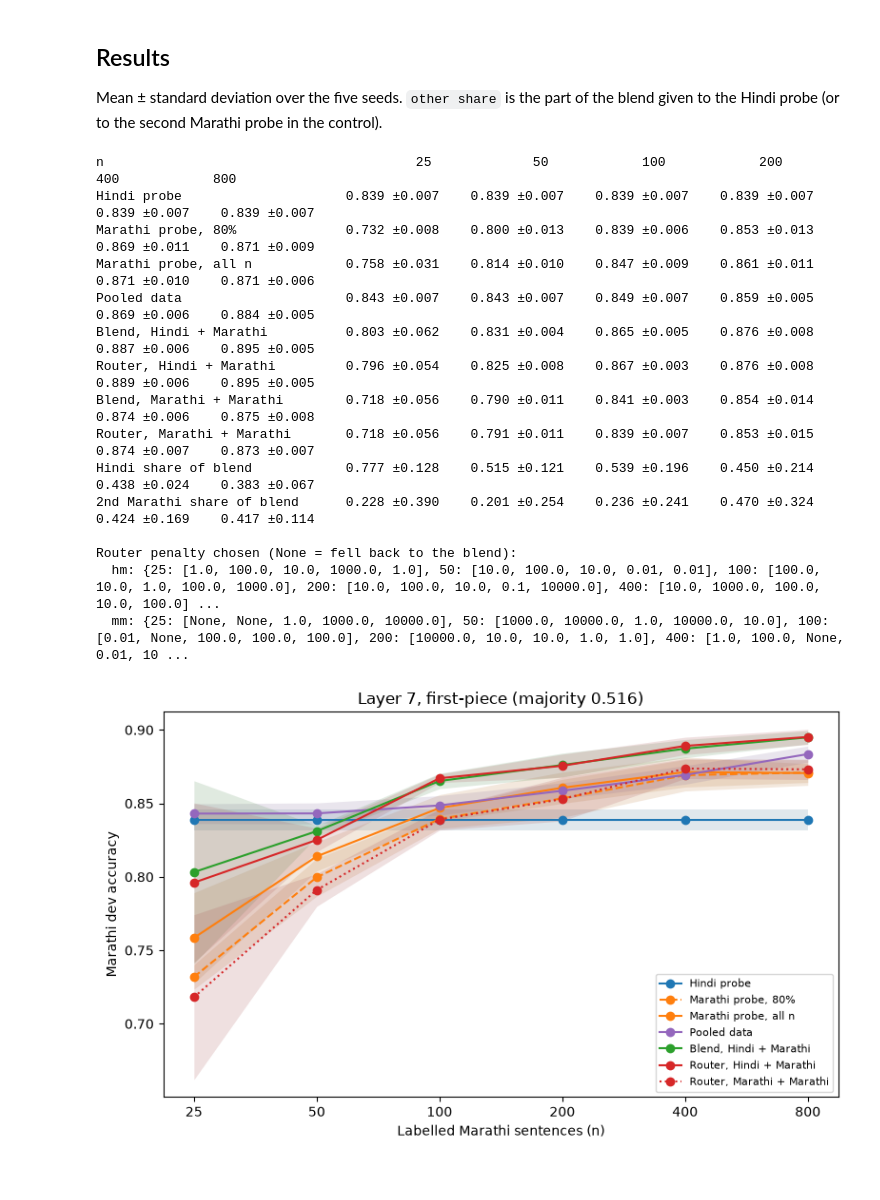
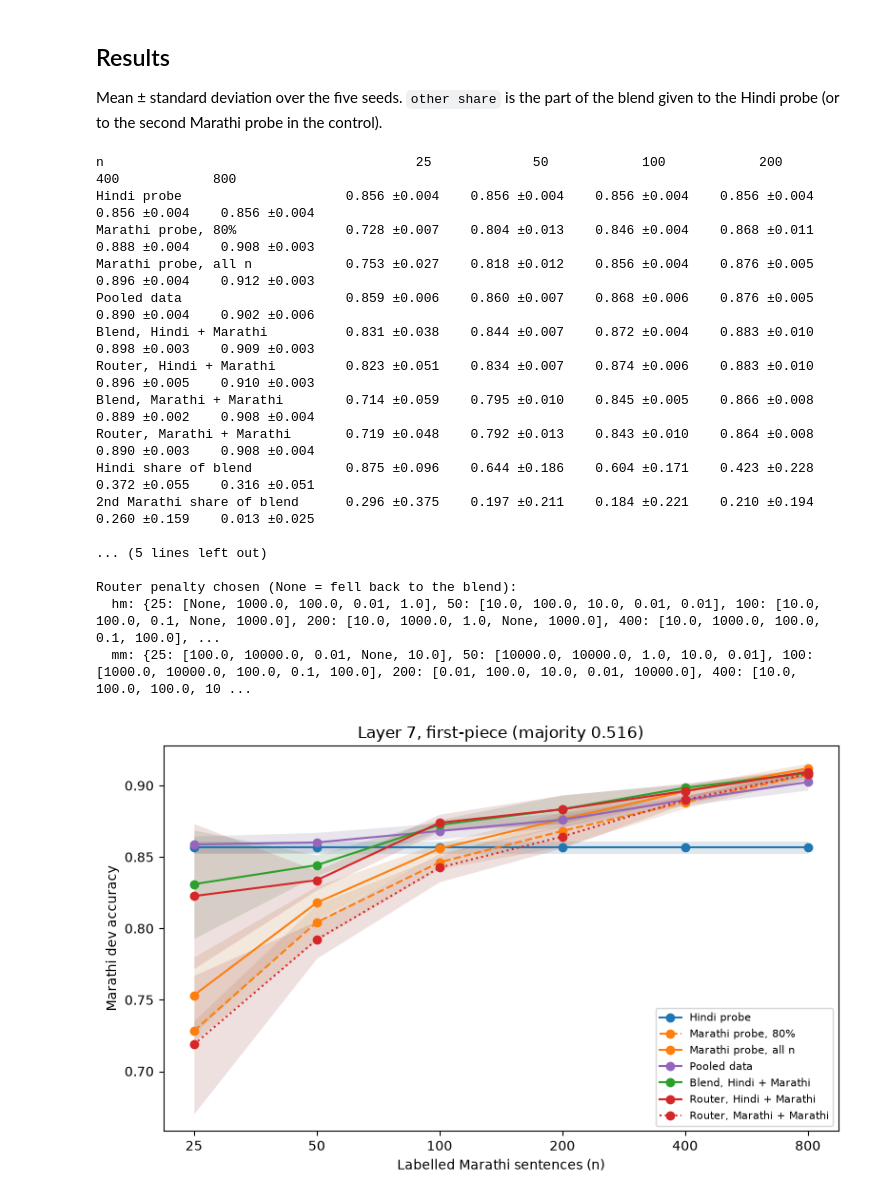
Before and after one commit to potatopudding-SSKS/MI_Project, a Jupyter notebook: combine.ipynb, the cells around one changed output. Saved outputs shown, nothing was run; the diff lists cells and outputs as text; code cells hidden in the pictures.

Commit message:
Tuning the Marathi probes

```diff
--- a/combine.ipynb
+++ b/combine.ipynb
@@ -69,10 +75,13 @@ The weight blend is exactly the router with a gate that ignores the noun, so any
 difference between them comes from choosing per noun.
 # %%
 PENALTIES = [None, 1e4, 1e3, 1e2, 1e1, 1.0, 0.1, 0.01]
+CS = [0.001, 0.01, 0.1, 1.0, 10.0]
 
 
-def probe(x: np.ndarray, y: np.ndarray) -> LogisticRegression:
-    return LogisticRegression(max_iter=5000).fit(x, y)
+def probe(x: np.ndarray, y: np.ndarray, groups: np.ndarray) -> LogisticRegressionCV:
+    """Train a probe, choosing C by 5-fold cross-validation that keeps each sentence's nouns together."""
+    folds = list(GroupKFold(n_splits=5).split(x, y, groups))
+    return LogisticRegressionCV(Cs=CS, cv=folds, scoring="neg_log_loss", max_iter=5000).fit(x, y)
 
 
 def unit(model: LogisticRegression) -> np.ndarray:
@@ -116,7 +125,7 @@ def fit_mix(x, s_a, s_b, y, penalty=None, start=(0.0, 1.0, 0.0)):
 
 def combine(w_a: np.ndarray, w_b: np.ndarray, sentences: list[int]):
     """Fit the weight blend and the router of two length-1 probes on these Marathi sentences."""
-    x, y = marathi.rows(sentences)
+    x, y, _ = marathi.rows(sentences)
     k = min(5, len(sentences))
     fold = np.concatenate([[i % k] * len(marathi.by_sentence[s]) for i, s in enumerate(sentences)])
     s_a, s_b = x @ w_a, x @ w_b
@@ -144,32 +153,42 @@ the router. Takes a few minutes.
 # %%
 share = CONFIG["router_share"]
 runs = []
+correct = {}  # (seed, n) -> method -> which dev nouns it got right
 for seed in map(str, CONFIG["seeds"]):
     rng = np.random.default_rng(int(seed))
-    hindi_x, hindi_y = hindi.rows(samples["hi"][seed])
-    hindi_probe = probe(hindi_x, hindi_y)
+    hindi_x, hindi_y, hindi_g = hindi.rows(samples["hi"][seed])
+    hindi_probe = probe(hindi_x, hindi_y, hindi_g)
     for n in CONFIG["marathi_train_sentences"]:
         budget = samples["mr"][seed][:n]
         cut = round(n * (1 - share))
         probe_part, router_part = budget[:cut], budget[cut:]
         marathi_probe = probe(*marathi.rows(probe_part))
         resampled_probe = probe(*marathi.rows(rng.choice(probe_part, len(probe_part))))
-        marathi_x, marathi_y = marathi.rows(budget)
-        run = {
-            "seed": int(seed), "n": n,
-            "hindi": hindi_probe.score(dev.x, dev.y),
-            "marathi_80": marathi_probe.score(dev.x, dev.y),
-            "marathi_100": probe(marathi_x, marathi_y).score(dev.x, dev.y),
-            "pooled": probe(np.vstack([hindi_x, marathi_x]), np.concatenate([hindi_y, marathi_y])).score(dev.x, dev.y),
+        marathi_x, marathi_y, marathi_g = marathi.rows(budget)
+        marathi_full = probe(marathi_x, marathi_y, marathi_g)
+        # Hindi sentence ids are made negative so they never share a fold with Marathi ones.
+        pooled = probe(np.vstack([hindi_x, marathi_x]), np.concatenate([hindi_y, marathi_y]),
+                       np.concatenate([-1 - hindi_g, marathi_g]))
+        right = {
+            "hindi": hindi_probe.predict(dev.x) == dev.y,
+            "marathi_80": marathi_probe.predict(dev.x) == dev.y,
+            "marathi_100": marathi_full.predict(dev.x) == dev.y,
+            "pooled": pooled.predict(dev.x) == dev.y,
         }
+        run = {"seed": int(seed), "n": n}
+        for name, model in [("hindi", hindi_probe), ("marathi_80", marathi_probe),
+                            ("marathi_100", marathi_full), ("pooled", pooled)]:
+            run[f"C_{name}"] = float(model.C_[0])
         for name, other in [("hm", hindi_probe), ("mm", resampled_probe)]:
             w_a, w_b = unit(other), unit(marathi_probe)
             blend, router, penalty = combine(w_a, w_b, router_part)
             s_a, s_b = dev.x @ w_a, dev.x @ w_b
-            run[f"blend_{name}"] = np.mean((logits(blend, dev.x, s_a, s_b) > 0) == dev.y)
-            run[f"router_{name}"] = np.mean((logits(router, dev.x, s_a, s_b) > 0) == dev.y)
+            right[f"blend_{name}"] = (logits(blend, dev.x, s_a, s_b) > 0) == dev.y
+            right[f"router_{name}"] = (logits(router, dev.x, s_a, s_b) > 0) == dev.y
             run[f"other_share_{name}"] = 1 / (1 + np.exp(-blend[0]))
             run[f"penalty_{name}"] = penalty
+        run.update({method: right[method].mean() for method in right})
+        correct[int(seed), n] = right
         runs.append(run)
         print(f"seed {seed}, n {n:3d}: " + ", ".join(
             f"{key} {run[key]:.3f}" for key in ["marathi_100", "pooled", "blend_hm", "router_hm"]), flush=True)
@@ -218,43 +233,48 @@ result = {"layer": LAYER, "pooling": POOLING, "split": "mr dev", "majority": maj
 (ROOT / "results" / "combination.json").write_text(json.dumps(result, indent=2) + "\n")
 
 print(f"{'n':28s}" + "".join(f"{n:>15d}" for n in sizes))
 for key, label in methods.items():
     print(f"{label:28s}" + "".join(f"{summary[key][n]['mean']:9.3f} ±{summary[key][n]['std']:.3f}" for n in sizes))
+print("\nC chosen by each probe, per seed:")
+for name in ["hindi", "marathi_80", "marathi_100", "pooled"]:
+    print(f"  {name}:", {n: [r[f"C_{name}"] for r in runs if r["n"] == n] for n in sizes})
 print("\nRouter penalty chosen (None = fell back to the blend):")
 for name in ["hm", "mm"]:
     print(f"  {name}:", {n: [r[f"penalty_{name}"] for r in runs if r["n"] == n] for n in sizes})
 
 figure, ax = plt.subplots(figsize=(8, 5))
 lines = [("hindi", "C0", "-"), ("marathi_80", "C1", "--"), ("marathi_100", "C1", "-"),
          ("pooled", "C4", "-"), ("blend_hm", "C2", "-"), ("router_hm", "C3", "-"), ("router_mm", "C3", ":")]
 for key, color, style in lines:
     mean = np.array([summary[key][n]["mean"] for n in sizes])
     std = np.array([summary[key][n]["std"] for n in sizes])
     # The band is the line's colour mixed half-way with grey.
     band = 0.5 * np.array(to_rgb(color)) + 0.5 * np.array(to_rgb("grey"))
     ax.fill_between(sizes, mean - std, mean + std, color=band, alpha=0.18, linewidth=0)
     ax.plot(sizes, mean, color=color, linestyle=style, marker="o", label=methods[key])
 ax.set(xscale="log", xticks=sizes, xticklabels=sizes, xlabel="Labelled Marathi sentences (n)",
        ylabel="Marathi dev accuracy", title=f"Layer {LAYER}, {POOLING}-piece (majority {majority:.3f})")
 ax.minorticks_off()
 ax.legend(fontsize=8)
 figure.tight_layout()
 figure.savefig(ROOT / "results" / "combination.png", dpi=150)
 plt.show()
 # %% [output]
 n                                        25             50            100            200            400            800
-Hindi probe                     0.839 ±0.007    0.839 ±0.007    0.839 ±0.007    0.839 ±0.007    0.839 ±0.007    0.839 ±0.007
-Marathi probe, 80%              0.732 ±0.008    0.800 ±0.013    0.839 ±0.006    0.853 ±0.013    0.869 ±0.011    0.871 ±0.009
-Marathi probe, all n            0.758 ±0.031    0.814 ±0.010    0.847 ±0.009    0.861 ±0.011    0.871 ±0.010    0.871 ±0.006
-Pooled data                     0.843 ±0.007    0.843 ±0.007    0.849 ±0.007    0.859 ±0.005    0.869 ±0.006    0.884 ±0.005
-Blend, Hindi + Marathi          0.803 ±0.062    0.831 ±0.004    0.865 ±0.005    0.876 ±0.008    0.887 ±0.006    0.895 ±0.005
-Router, Hindi + Marathi         0.796 ±0.054    0.825 ±0.008    0.867 ±0.003    0.876 ±0.008    0.889 ±0.006    0.895 ±0.005
-Blend, Marathi + Marathi        0.718 ±0.056    0.790 ±0.011    0.841 ±0.003    0.854 ±0.014    0.874 ±0.006    0.875 ±0.008
-Router, Marathi + Marathi       0.718 ±0.056    0.791 ±0.011    0.839 ±0.007    0.853 ±0.015    0.874 ±0.007    0.873 ±0.007
-Hindi share of blend            0.777 ±0.128    0.515 ±0.121    0.539 ±0.196    0.450 ±0.214    0.438 ±0.024    0.383 ±0.067
-2nd Marathi share of blend      0.228 ±0.390    0.201 ±0.254    0.236 ±0.241    0.470 ±0.324    0.424 ±0.169    0.417 ±0.114
+Hindi probe                     0.856 ±0.004    0.856 ±0.004    0.856 ±0.004    0.856 ±0.004    0.856 ±0.004    0.856 ±0.004
+Marathi probe, 80%              0.728 ±0.007    0.804 ±0.013    0.846 ±0.004    0.868 ±0.011    0.888 ±0.004    0.908 ±0.003
+Marathi probe, all n            0.753 ±0.027    0.818 ±0.012    0.856 ±0.004    0.876 ±0.005    0.896 ±0.004    0.912 ±0.003
+Pooled data                     0.859 ±0.006    0.860 ±0.007    0.868 ±0.006    0.876 ±0.005    0.890 ±0.004    0.902 ±0.006
+Blend, Hindi + Marathi          0.831 ±0.038    0.844 ±0.007    0.872 ±0.004    0.883 ±0.010    0.898 ±0.003    0.909 ±0.003
+Router, Hindi + Marathi         0.823 ±0.051    0.834 ±0.007    0.874 ±0.006    0.883 ±0.010    0.896 ±0.005    0.910 ±0.003
+Blend, Marathi + Marathi        0.714 ±0.059    0.795 ±0.010    0.845 ±0.005    0.866 ±0.008    0.889 ±0.002    0.908 ±0.004
+Router, Marathi + Marathi       0.719 ±0.048    0.792 ±0.013    0.843 ±0.010    0.864 ±0.008    0.890 ±0.003    0.908 ±0.004
+Hindi share of blend            0.875 ±0.096    0.644 ±0.186    0.604 ±0.171    0.423 ±0.228    0.372 ±0.055    0.316 ±0.051
+2nd Marathi share of blend      0.296 ±0.375    0.197 ±0.211    0.184 ±0.221    0.210 ±0.194    0.260 ±0.159    0.013 ±0.025
+
+... (5 lines left out)
 
 Router penalty chosen (None = fell back to the blend):
-  hm: {25: [1.0, 100.0, 10.0, 1000.0, 1.0], 50: [10.0, 100.0, 10.0, 0.01, 0.01], 100: [100.0, 10.0, 1.0, 100.0, 1000.0], 200: [10.0, 100.0, 10.0, 0.1, 10000.0], 400: [10.0, 1000.0, 100.0, 10.0, 100.0] ...
-  mm: {25: [None, None, 1.0, 1000.0, 10000.0], 50: [1000.0, 10000.0, 1.0, 10000.0, 10.0], 100: [0.01, None, 100.0, 100.0, 100.0], 200: [10000.0, 10.0, 10.0, 1.0, 1.0], 400: [1.0, 100.0, None, 0.01, 10 ...
+  hm: {25: [None, 1000.0, 100.0, 0.01, 1.0], 50: [10.0, 100.0, 10.0, 0.01, 0.01], 100: [10.0, 100.0, 0.1, None, 1000.0], 200: [10.0, 1000.0, 1.0, None, 1000.0], 400: [10.0, 1000.0, 100.0, 0.1, 100.0], ...
+  mm: {25: [100.0, 10000.0, 0.01, None, 10.0], 50: [10000.0, 10000.0, 1.0, 10.0, 0.01], 100: [1000.0, 10000.0, 100.0, 0.1, 100.0], 200: [0.01, 100.0, 10.0, 0.01, 10000.0], 400: [10.0, 100.0, 100.0, 10 ...
-[figure, old version]
+[figure, new version]
```
Also changed, not shown: parts of 5 cells of this notebook, 4 other files.
